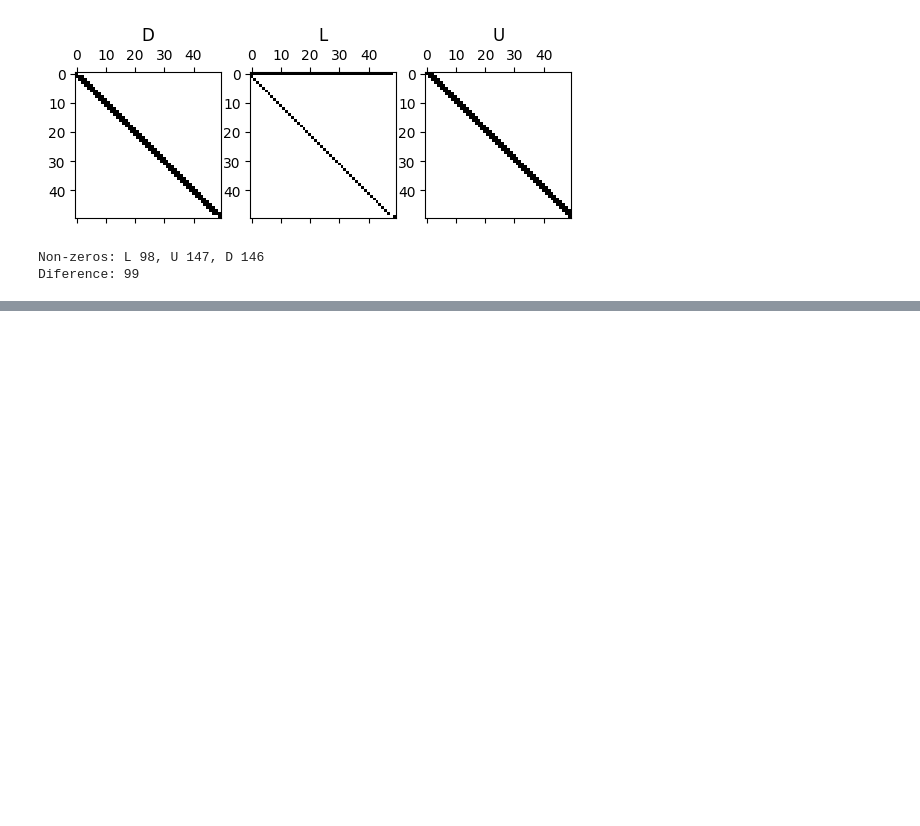
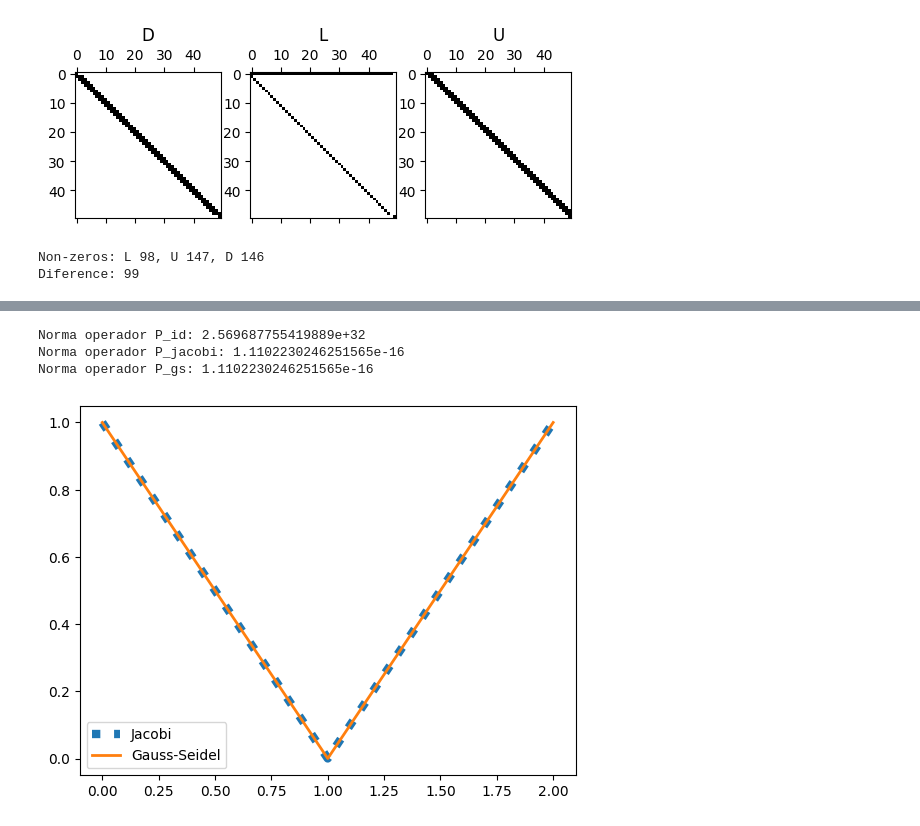
Before and after one commit to nabw/IMT1001, a Jupyter notebook: modulo-numerico/imt1001.ipynb, the cells around one changed output, grey strips where cells are left out. Saved outputs shown, nothing was run; the diff lists cells and outputs as text; code cells hidden in the pictures; blank space fills up the shorter version.

```diff
--- a/modulo-numerico/imt1001.ipynb
+++ b/modulo-numerico/imt1001.ipynb
@@ -372,0 +429,24 @@ Diference: 99
+# %%
+N = 20
+_, A, b = getProblem(N) # Usamos matriz de diferencias finitas (invertible)
+P_id = np.eye(N)
+omega = 1.0
+tol = 1e-6
+maxit = 1000
+verbose = True
+
+P_jacobi = np.zeros((N,N))
+P_gs = np.zeros((N,N))
+for i in range(N):
+    P_jacobi[i,i] = A[i,i] # Jacobi
+    for j in range(i+1):
+        P_gs[i,j] = A[i,j]
+
+x_id, _ = solveRichardson(A, b, P_id, omega, tol, maxit, verbose)
+x_jacobi, _ = solveRichardson(A, b, P_jacobi, omega, tol, maxit, verbose)
+x_gs, _ = solveRichardson(A, b, P_gs, omega, tol, maxit, verbose)
+
+# Verificamos soluciones
+print("Error id:", np.linalg.norm(b - A@x_id))
+print("Error Jacobi:", np.linalg.norm(b - A@x_jacobi))
+print("Error Gauss-Seidel:", np.linalg.norm(b - A@x_gs))
@@ -372,0 +512,25 @@ Diference: 99
+# %%
+I = np.eye(N)
+B_id = I - omega * np.linalg.inv(P_id) * A
+B_jacobi = I - omega * np.linalg.inv(P_jacobi) * A
+B_gs = I - omega * np.linalg.inv(P_gs) * A
+print("Norma operador P_id:", np.linalg.svdvals(B_id).max())
+print("Norma operador P_jacobi:", np.linalg.svdvals(B_jacobi).max())
+print("Norma operador P_gs:", np.linalg.svdvals(B_gs).max())
+# %% [output]
+Norma operador P_id: 2.569687755419889e+32
+Norma operador P_jacobi: 1.1102230246251565e-16
+Norma operador P_gs: 1.1102230246251565e-16
+# %%
+# Veamos qué pasa al variar omega
+omegas = np.linspace(0.0, 2, 10000)
+P_jac_inv = np.linalg.inv(P_jacobi)
+P_gs_inv = np.linalg.inv(P_jacobi)
+ops_jac = [np.linalg.svdvals(I - o * P_jac_inv * A).max() for o in omegas]
+ops_gs = [np.linalg.svdvals(I - o * P_gs_inv * A).max() for o in omegas]
+plt.plot(omegas, ops_jac, linestyle=":", linewidth=6, label="Jacobi")
+plt.plot(omegas, ops_jac, linestyle="-", linewidth=2, label="Gauss-Seidel")
+plt.legend()
+plt.show()
+# %% [output]
+[figure, added]
```
Also changed, not shown: parts of 11 cells of this notebook.
